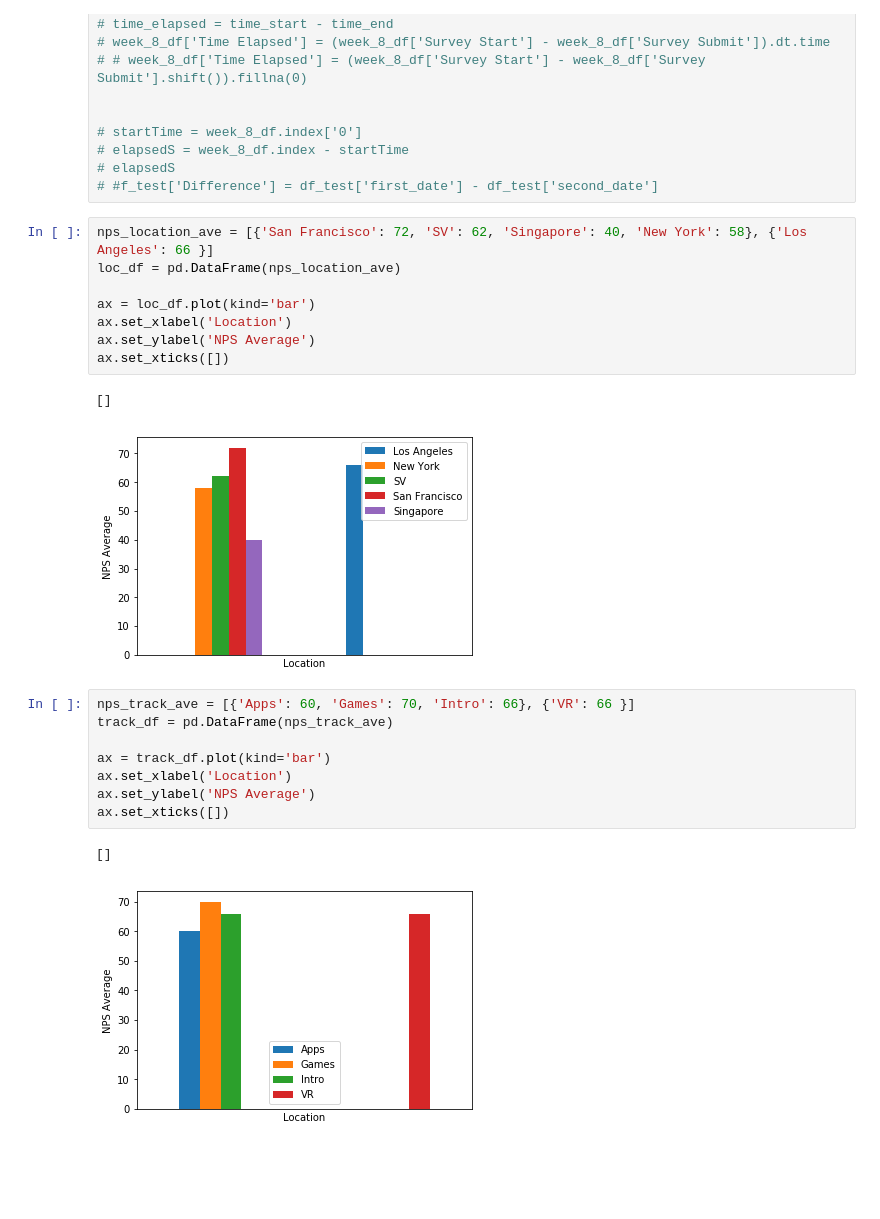
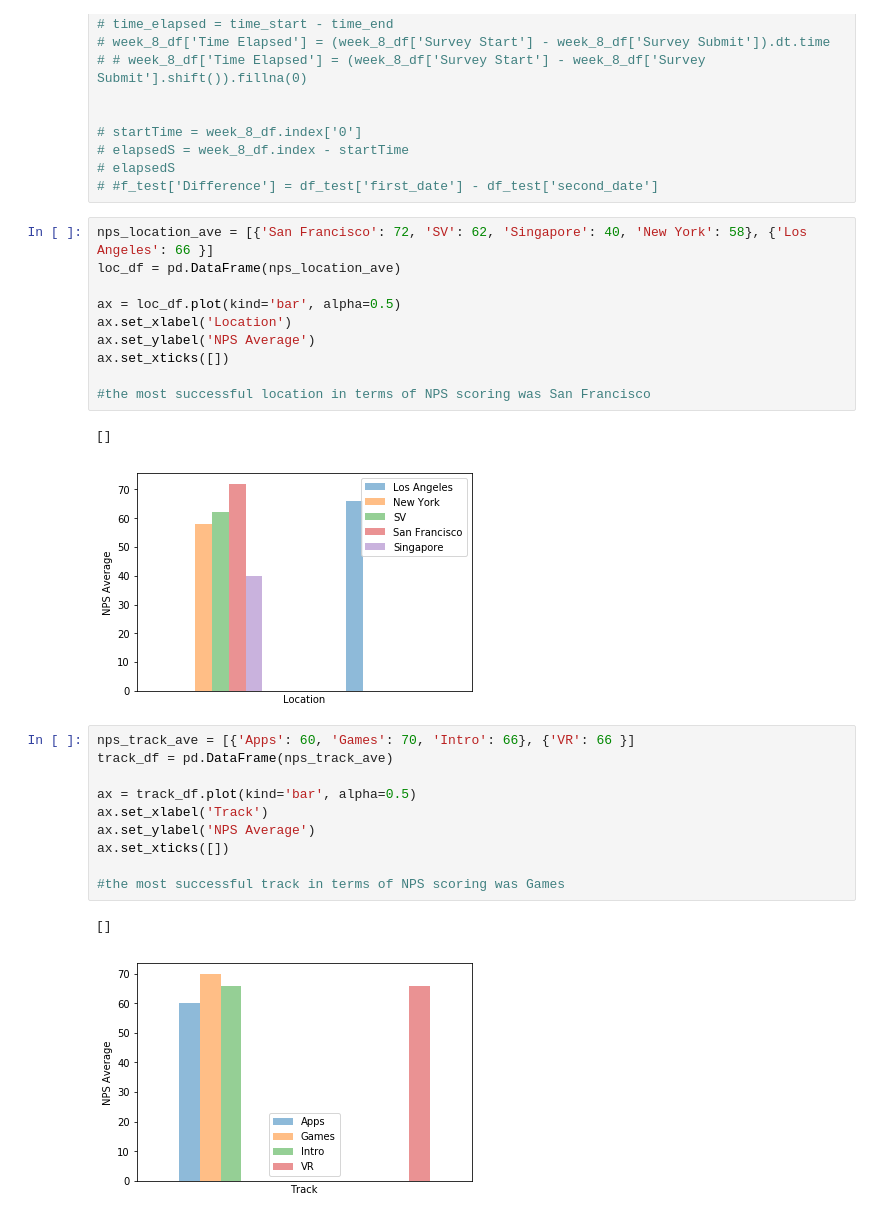
Before and after one commit to Meeshbhoombah/summerize, a Jupyter notebook: week_8_analysis.ipynb, the cells around one changed output. Drawn from its saved outputs; the diff is of its cells as text; blank space fills up the shorter version.

Commit message:
Created bar graph to analyze highest NPS rating by location, track, and hybrid

```diff
--- a/week_8_analysis.ipynb
+++ b/week_8_analysis.ipynb
@@ -114,21 +131,25 @@ prom_score_vr = vr_track_df/vr_count #66%
 nps_location_ave = [{'San Francisco': 72, 'SV': 62, 'Singapore': 40, 'New York': 58}, {'Los Angeles': 66 }]
 loc_df = pd.DataFrame(nps_location_ave)
 
-ax = loc_df.plot(kind='bar')
+ax = loc_df.plot(kind='bar', alpha=0.5)
 ax.set_xlabel('Location')
 ax.set_ylabel('NPS Average')
 ax.set_xticks([])
+
+#the most successful location in terms of NPS scoring was San Francisco
 # %% [output]
 []
-[figure, old version]
+[figure, new version]
 # %%
 nps_track_ave = [{'Apps': 60, 'Games': 70, 'Intro': 66}, {'VR': 66 }]
 track_df = pd.DataFrame(nps_track_ave)
 
-ax = track_df.plot(kind='bar')
-ax.set_xlabel('Location')
+ax = track_df.plot(kind='bar', alpha=0.5)
+ax.set_xlabel('Track')
 ax.set_ylabel('NPS Average')
 ax.set_xticks([])
+
+#the most successful track in terms of NPS scoring was Games
 # %% [output]
 []
-[figure, old version]
+[figure, new version]
```
Also changed, not shown: parts of 3 cells of this notebook.
